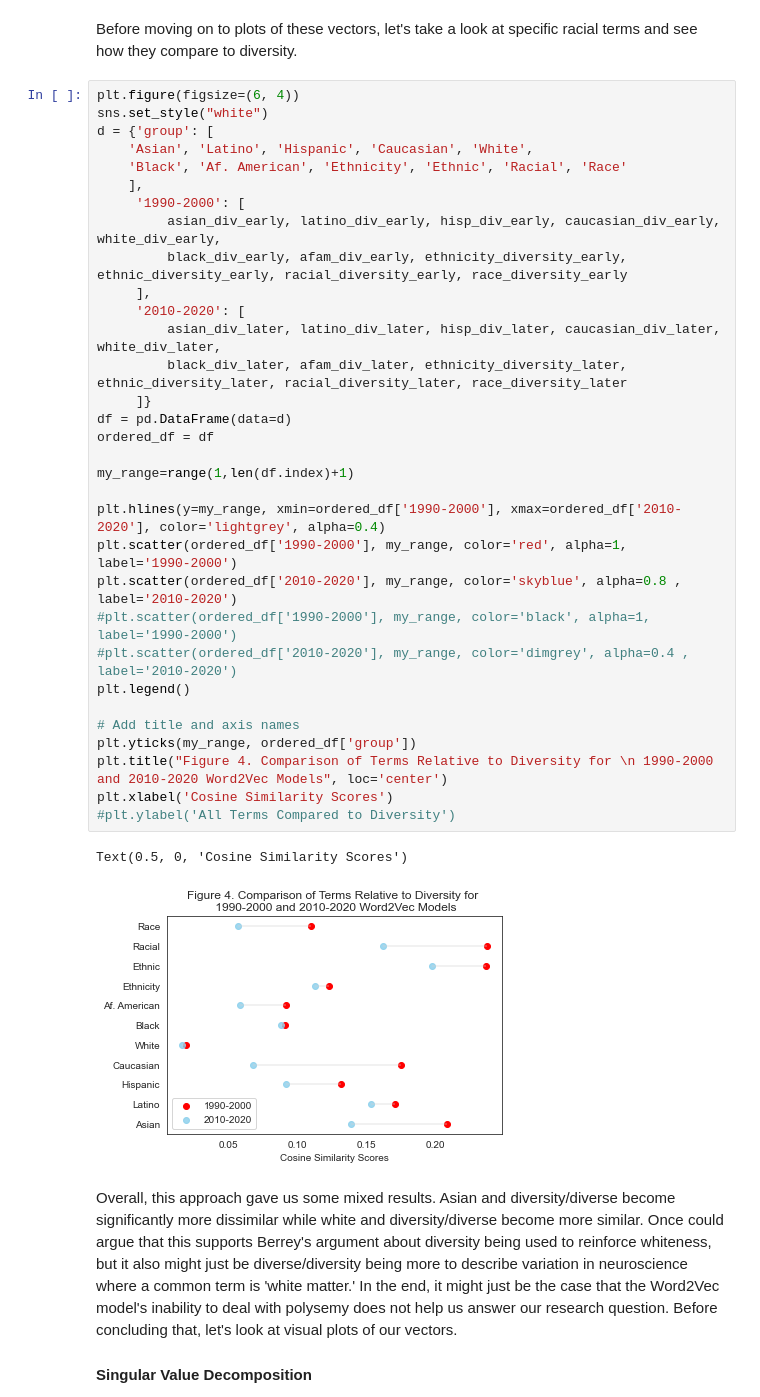
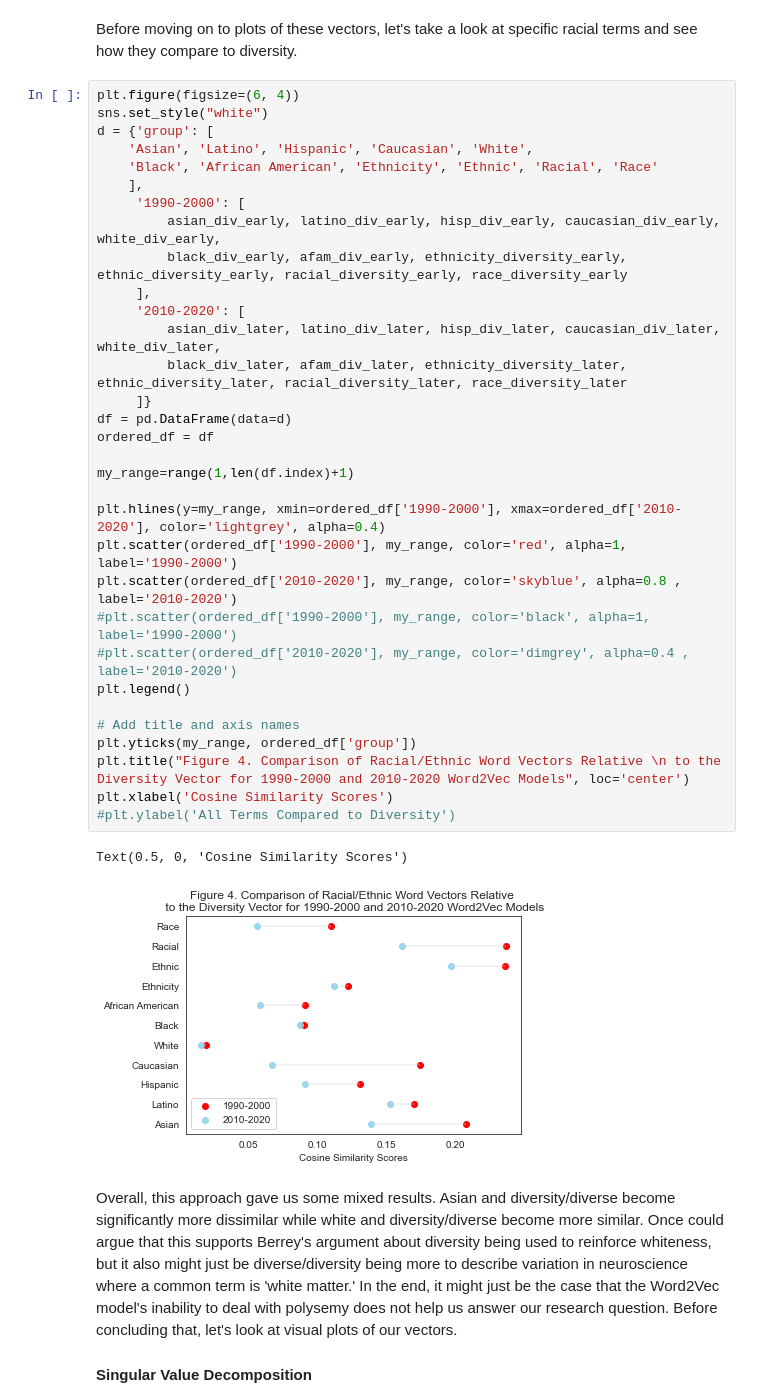
Before and after one commit to brandonleekramer/diversity, a Jupyter notebook: src/03_word_embeddings/02_w2v_results.ipynb, the cells around one changed output. Saved outputs shown, nothing was run; the diff lists cells and outputs as text.

```diff
--- a/src/03_word_embeddings/02_w2v_results.ipynb
+++ b/src/03_word_embeddings/02_w2v_results.ipynb
@@ -242,36 +243,36 @@ plt.figure(figsize=(6, 4))
 sns.set_style("white")
 d = {'group': [
     'Asian', 'Latino', 'Hispanic', 'Caucasian', 'White',
-    'Black', 'Af. American', 'Ethnicity', 'Ethnic', 'Racial', 'Race'
+    'Black', 'African American', 'Ethnicity', 'Ethnic', 'Racial', 'Race'
     ],
      '1990-2000': [
          asian_div_early, latino_div_early, hisp_div_early, caucasian_div_early, white_div_early,
          black_div_early, afam_div_early, ethnicity_diversity_early, ethnic_diversity_early, racial_diversity_early, race_diversity_early
      ],
      '2010-2020': [
          asian_div_later, latino_div_later, hisp_div_later, caucasian_div_later, white_div_later,
          black_div_later, afam_div_later, ethnicity_diversity_later, ethnic_diversity_later, racial_diversity_later, race_diversity_later
      ]}
 df = pd.DataFrame(data=d)
 ordered_df = df
 
 my_range=range(1,len(df.index)+1)
 
 plt.hlines(y=my_range, xmin=ordered_df['1990-2000'], xmax=ordered_df['2010-2020'], color='lightgrey', alpha=0.4)
 plt.scatter(ordered_df['1990-2000'], my_range, color='red', alpha=1, label='1990-2000')
 plt.scatter(ordered_df['2010-2020'], my_range, color='skyblue', alpha=0.8 , label='2010-2020')
 #plt.scatter(ordered_df['1990-2000'], my_range, color='black', alpha=1, label='1990-2000')
 #plt.scatter(ordered_df['2010-2020'], my_range, color='dimgrey', alpha=0.4 , label='2010-2020')
 plt.legend()
 
 # Add title and axis names
 plt.yticks(my_range, ordered_df['group'])
-plt.title("Figure 4. Comparison of Terms Relative to Diversity for \n 1990-2000 and 2010-2020 Word2Vec Models", loc='center')
+plt.title("Figure 4. Comparison of Racial/Ethnic Word Vectors Relative \n to the Diversity Vector for 1990-2000 and 2010-2020 Word2Vec Models", loc='center')
 plt.xlabel('Cosine Similarity Scores')
 #plt.ylabel('All Terms Compared to Diversity')
 # %% [output]
 Text(0.5, 0, 'Cosine Similarity Scores')
-[figure, old version]
+[figure, new version]
 # %% [markdown]
 Overall, this approach gave us some mixed results. Asian and diversity/diverse become significantly more dissimilar while white and diversity/diverse become more similar. Once could argue that this supports Berrey's argument about diversity being used to reinforce whiteness, but it also might just be diverse/diversity being more to describe variation in neuroscience where a common term is 'white matter.' In the end, it might just be the case that the Word2Vec model's inability to deal with polysemy does not help us answer our research question. Before concluding that, let's look at visual plots of our vectors.
 
```
Also changed, not shown: parts of 1 cell of this notebook, 28 other files.
